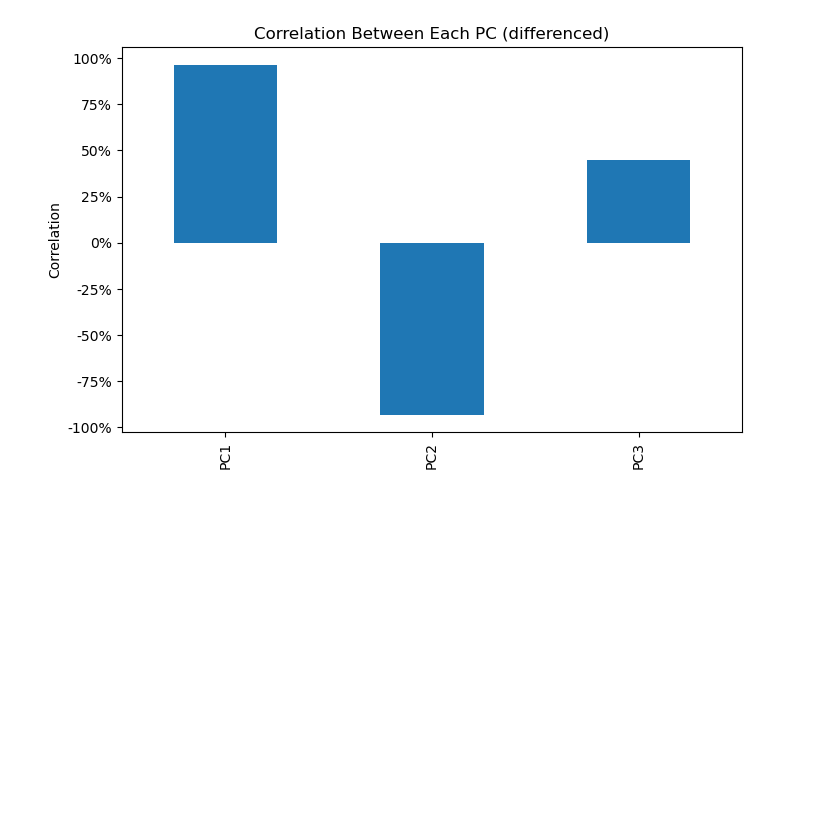
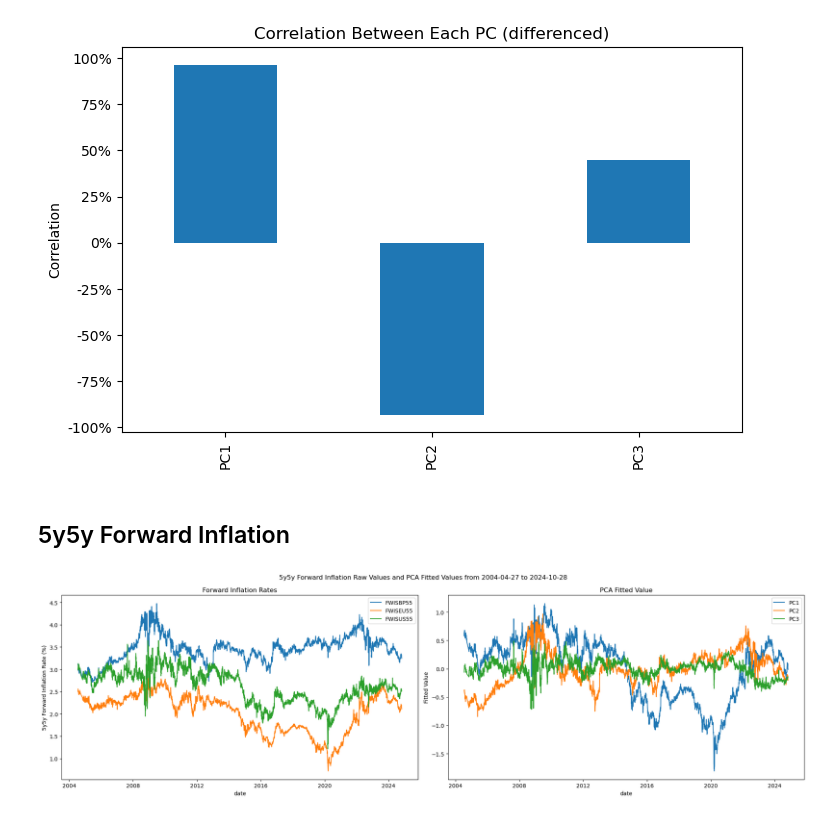
Before and after one commit to diegodalvarez/CommodityInflationFactor, a Jupyter notebook: root/notebooks/DataPreprocessing/PCAPrep.ipynb, the cells around one changed output. Drawn from its saved outputs; the diff is of its cells as text; code cells hidden in the pictures; blank space fills up the shorter version.

Commit message:
adding in 5y5y forward

```diff
--- a/root/notebooks/DataPreprocessing/PCAPrep.ipynb
+++ b/root/notebooks/DataPreprocessing/PCAPrep.ipynb
@@ -82,3 +84,34 @@ def plot_pca_correlation(df_data: pd.DataFrame) -> plt.Figure:
 plot_pca_correlation(df_data)
 # %% [output]
 [figure]
+# %% [markdown]
+## 5y5y Forward Inflation
+# %%
+def plot_forward_inflation() -> plt.Figure:
+
+    fig, axes = plt.subplots(ncols = 2, figsize = (20,6))
+
+    (SpreadPCABetaFactor().get_five_year_forward_inflation().assign(
+        security = lambda x: x.security.str.split(" ").str[0]).
+        rename(columns = {"security": ""}).
+        pivot(index = "date", columns = "", values = "value").
+        dropna().
+        plot(
+            ylabel = "5y5y Forward Inflation Rate (%)",
+            ax     = axes[0],
+            title  = "Forward Inflation Rates"))
+
+    (ForwardInflationPCA().get_forward_inflation_pca().plot(
+        ax     = axes[1],
+        ylabel = "Fitted Value",
+        title  = "PCA Fitted Value"))
+
+    fig.suptitle("5y5y Forward Inflation Raw Values and PCA Fitted Values from {} to {}".format(
+        SpreadPCABetaFactor().get_five_year_forward_inflation().date.min(),
+        SpreadPCABetaFactor().get_five_year_forward_inflation().date.max()))
+
+    plt.tight_layout()
+
+plot_forward_inflation()
+# %% [output]
+[figure, added]
```
Also changed, not shown: parts of 3 cells of this notebook.
